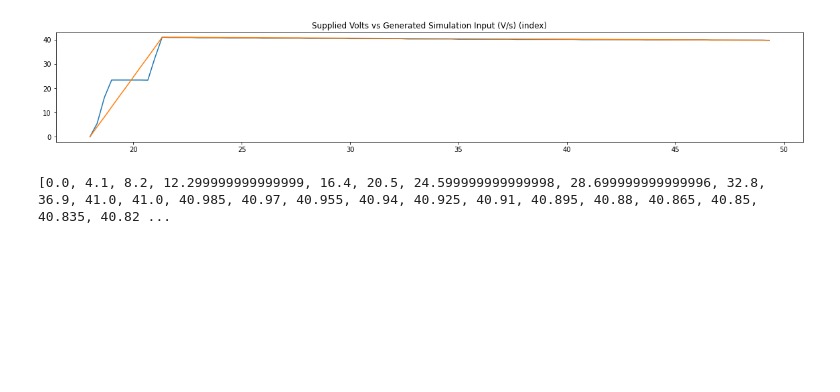
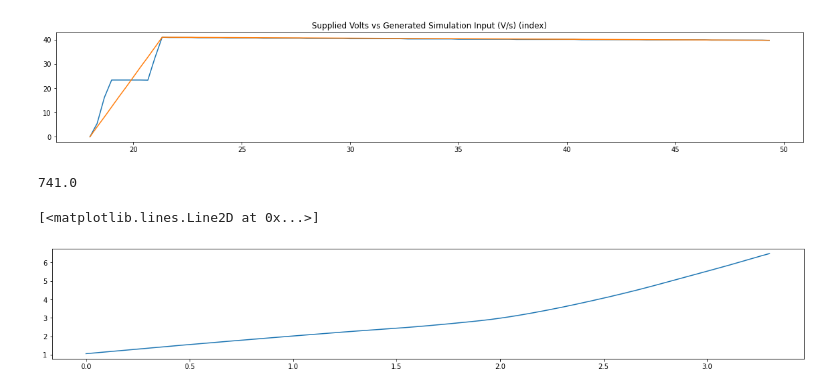
Before and after one commit to waterloop/propulsion-misc, a Jupyter notebook: RCommExtractor/Roboteq_Commutation_Extraction.ipynb, the cells around one changed output. Saved outputs shown, nothing was run; the diff lists cells and outputs as text; code cells hidden in the pictures; blank space fills up the shorter version.

```diff
--- a/RCommExtractor/Roboteq_Commutation_Extraction.ipynb
+++ b/RCommExtractor/Roboteq_Commutation_Extraction.ipynb
@@ -161,7 +162,17 @@ Accel = 12.312*t, Duration: 18.0s -> 21.33s Delta: 3.33
 Cruise = -0.046*t + 41.0 Duration: 21.33s -> 49.67s Delta: 28.34
 Total time: 31.67s
 [figure]
-# %%
-print(list(accel+cruise))
-# %% [output]
-[0.0, 4.1, 8.2, 12.299999999999999, 16.4, 20.5, 24.599999999999998, 28.699999999999996, 32.8, 36.9, 41.0, 41.0, 40.985, 40.97, 40.955, 40.94, 40.925, 40.91, 40.895, 40.88, 40.865, 40.85, 40.835, 40.82 ...
+# %%
+# importing simulation data
+sim_speed = pd.read_csv("/content/drive/Shareddrives/General/PROPULSION/Simulations/Results/Exp 2 - 02|24|2023/speed.csv")
+sim_pos = pd.read_csv("/content/drive/Shareddrives/General/PROPULSION/Simulations/Results/Exp 2 - 02|24|2023/position.csv")
+sim_sv = pd.read_csv("/content/drive/Shareddrives/General/PROPULSION/Simulations/Results/Exp 2 - 02|24|2023/supplied_voltage.csv")
+# %%
+sim_speed.shape[0]/6
+# %% [output]
+741.0
+# %%
+plt.plot(sim_speed["Time [s]"][:2446], apply_smooth(sim_speed["Moving1.Speed [rpm]"], 1000))
+# %% [output]
+[<matplotlib.lines.Line2D at 0x...>]
+[figure, added]
```
Also changed, not shown: parts of 8 cells of this notebook, 6 other files.
